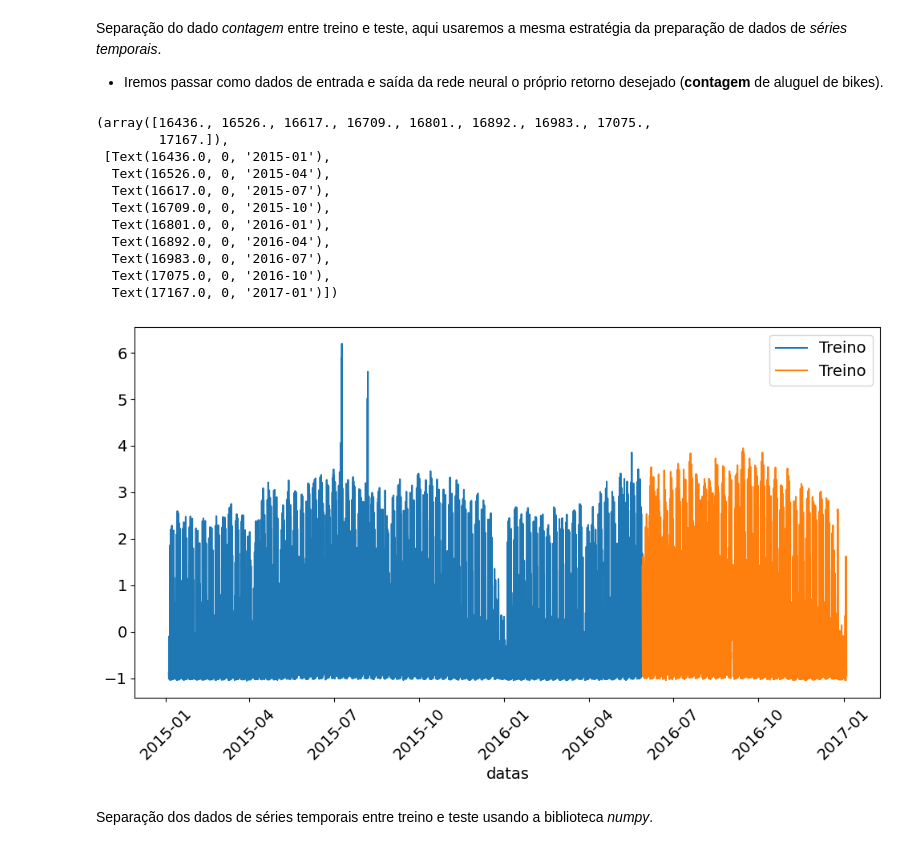
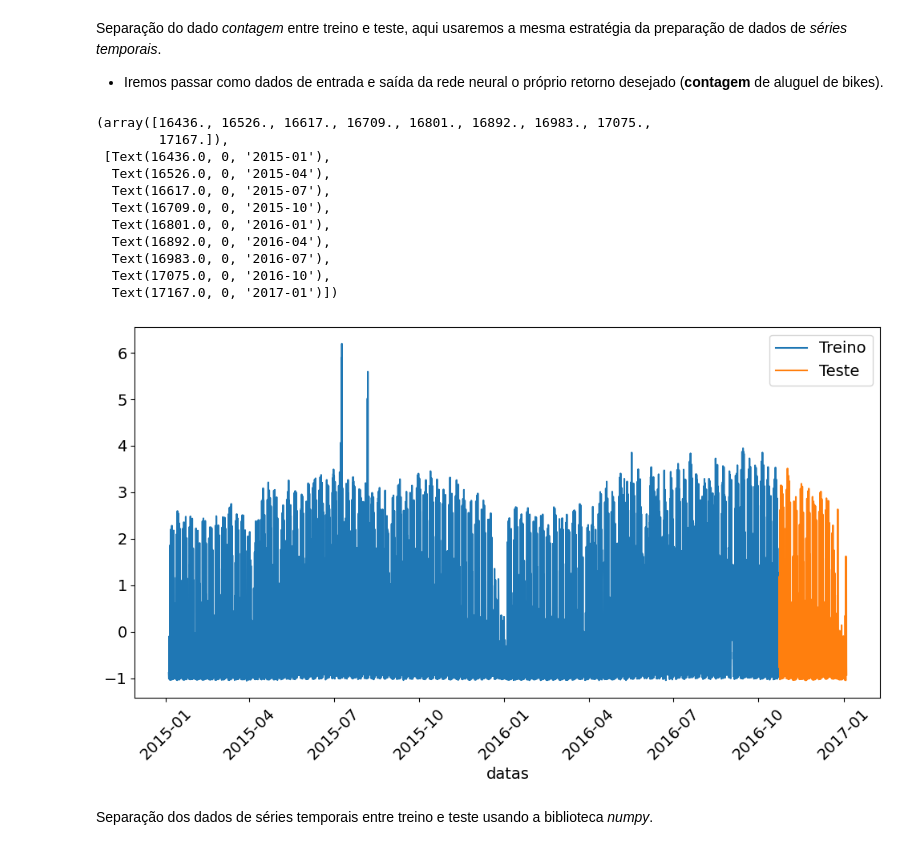
Before and after one commit to DiogoBotton/Deep_Learning_Learn, a Jupyter notebook: Regressão_Com_Keras/02_redes_recorrentes.ipynb, the cells around one changed output. Cells and saved outputs as stored; diff of their text form; code cells hidden in the pictures.

```diff
--- a/Regressão_Com_Keras/02_redes_recorrentes.ipynb
+++ b/Regressão_Com_Keras/02_redes_recorrentes.ipynb
@@ -104,25 +116,25 @@ y = sc.fit_transform(df['contagem'].values.reshape(-1,1))
 Separação do dado *contagem* entre treino e teste, aqui usaremos a mesma estratégia da preparação de dados de *séries temporais*.
 - Iremos passar como dados de entrada e saída da rede neural o próprio retorno desejado (**contagem** de aluguel de bikes).
 # %%
-y_train, y_test = train_test_split(y, test_size=0.3, shuffle=False)
+y_train, y_test = train_test_split(y, test_size=0.1, shuffle=False)
 # %%
 # Necessário fazer [:,0] pois o retorno de train_test_split é uma matriz, é necessário passar um vetor no x e y
 sns.lineplot(x='datas', y=y_train[:,0], data=df[0:len(y_train)], label='Treino')
-sns.lineplot(x='datas', y=y_test[:,0], data=df[len(y_train):len(y)], label='Treino')
+sns.lineplot(x='datas', y=y_test[:,0], data=df[len(y_train):len(y)], label='Teste')
 plt.xticks(rotation=45)
 # %% [output]
 (array([16436., 16526., 16617., 16709., 16801., 16892., 16983., 17075.,
         17167.]),
  [Text(16436.0, 0, '2015-01'),
   Text(16526.0, 0, '2015-04'),
   Text(16617.0, 0, '2015-07'),
   Text(16709.0, 0, '2015-10'),
   Text(16801.0, 0, '2016-01'),
   Text(16892.0, 0, '2016-04'),
   Text(16983.0, 0, '2016-07'),
   Text(17075.0, 0, '2016-10'),
   Text(17167.0, 0, '2017-01')])
-[figure, old version]
+[figure, new version]
 # %% [markdown]
 Separação dos dados de séries temporais entre treino e teste usando a biblioteca *numpy*.
 # %%
```
Also changed, not shown: parts of 45 cells of this notebook, 4 other files.
